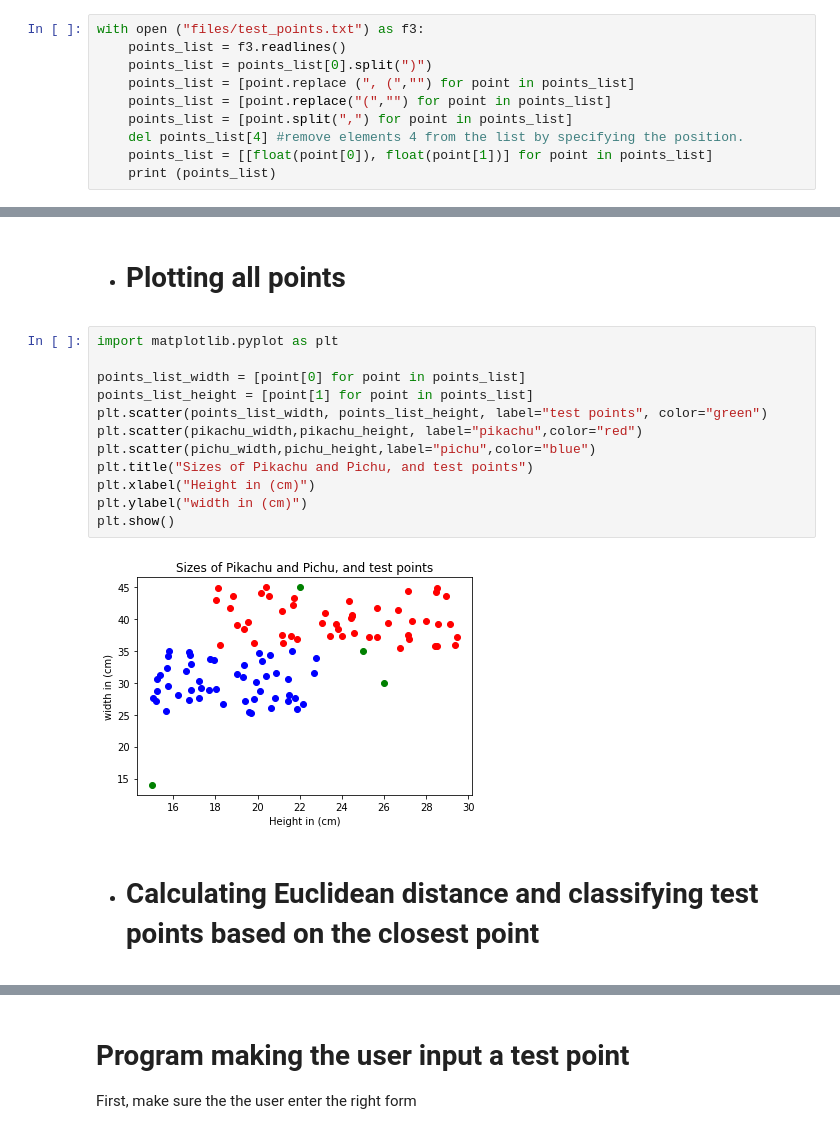
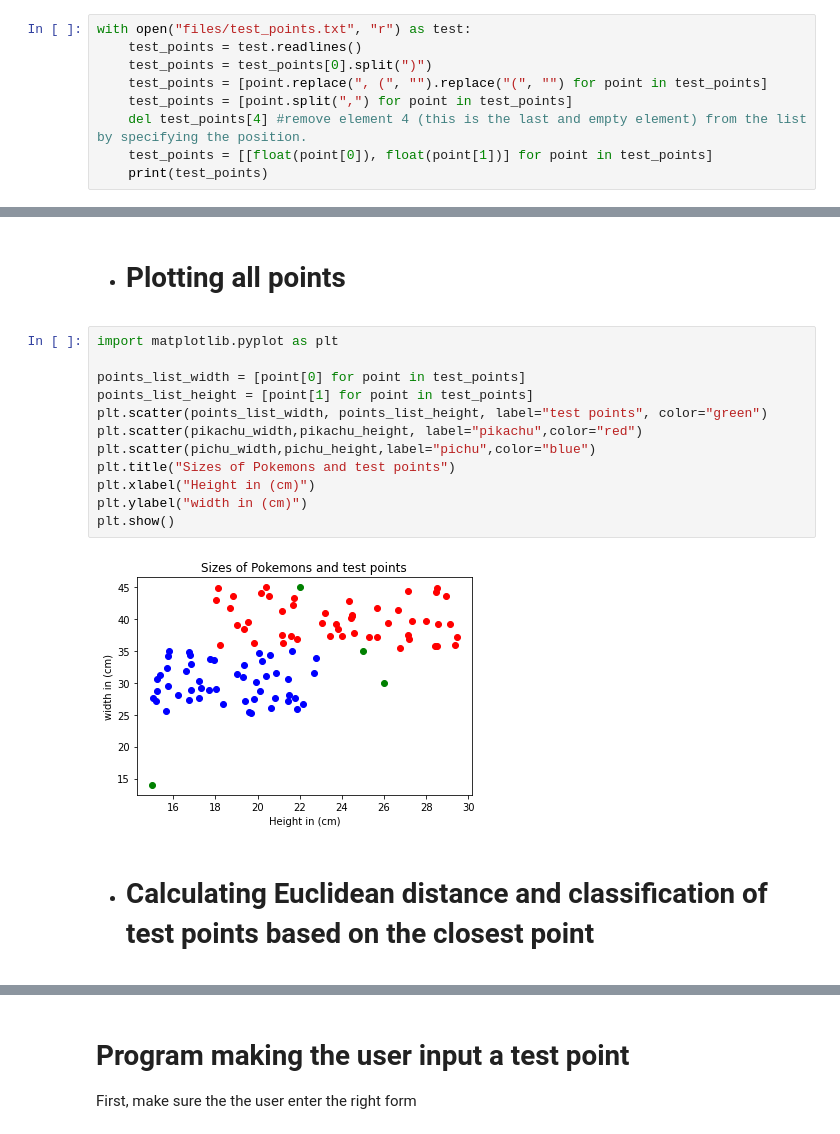
Before and after one commit to AmalDerbali/Programmering_med_Python_Amal_Derbali, a Jupyter notebook: Labs/Lab2/Lab2.ipynb, the cells around one changed output, grey strips where cells are left out. Drawn from its saved outputs; the diff is of its cells as text.

```diff
--- a/Labs/Lab2/Lab2.ipynb
+++ b/Labs/Lab2/Lab2.ipynb
@@ -52,15 +51,14 @@ plt.show()
 # %% [markdown]
 - # Reading and cleaning test points data
 # %%
-with open ("files/test_points.txt") as f3:
-    points_list = f3.readlines()
-    points_list = points_list[0].split(")")
-    points_list = [point.replace (", (","") for point in points_list]
-    points_list = [point.replace("(","") for point in points_list]
-    points_list = [point.split(",") for point in points_list]
-    del points_list[4] #remove elements 4 from the list by specifying the position.
-    points_list = [[float(point[0]), float(point[1])] for point in points_list]
-    print (points_list)
+with open("files/test_points.txt", "r") as test:
+    test_points = test.readlines()
+    test_points = test_points[0].split(")")
+    test_points = [point.replace(", (", "").replace("(", "") for point in test_points]
+    test_points = [point.split(",") for point in test_points]
+    del test_points[4] #remove element 4 (this is the last and empty element) from the list by specifying the position.
+    test_points = [[float(point[0]), float(point[1])] for point in test_points]
+    print(test_points)
 # %% [output]
 [[25.0, 35.0], [15.0, 14.0], [26.0, 30.0], [22.0, 45.0]]
 # %% [markdown]
@@ -68,17 +66,17 @@ with open ("files/test_points.txt") as f3:
 # %%
 import matplotlib.pyplot as plt
 
-points_list_width = [point[0] for point in points_list]
-points_list_height = [point[1] for point in points_list]
+points_list_width = [point[0] for point in test_points]
+points_list_height = [point[1] for point in test_points]
 plt.scatter(points_list_width, points_list_height, label="test points", color="green")
 plt.scatter(pikachu_width,pikachu_height, label="pikachu",color="red")
 plt.scatter(pichu_width,pichu_height,label="pichu",color="blue")
-plt.title("Sizes of Pikachu and Pichu, and test points")
+plt.title("Sizes of Pokemons and test points")
 plt.xlabel("Height in (cm)")
 plt.ylabel("width in (cm)")
 plt.show()
 # %% [output]
-[figure, old version]
+[figure, new version]
 # %% [markdown]
-- # Calculating Euclidean distance and classifying test points based on the closest point
+- # Calculating Euclidean distance and classification of test points based on the closest point
 # %%
```
Also changed, not shown: parts of 6 cells of this notebook, 2 other files.
